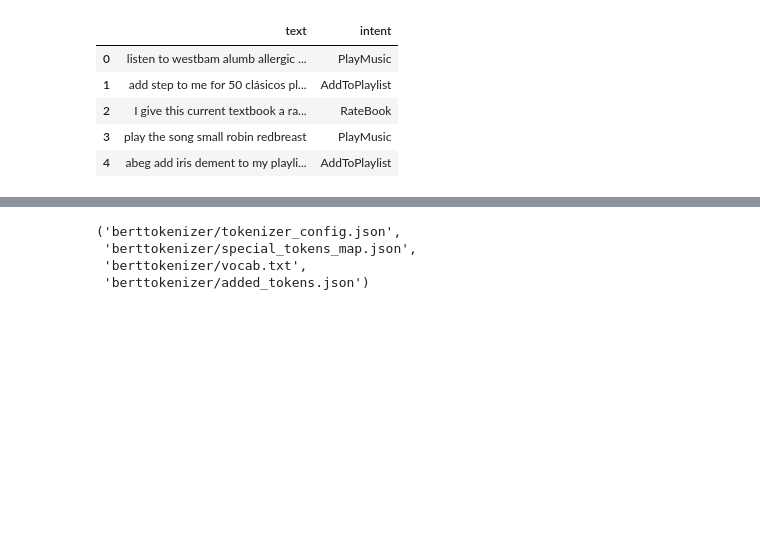
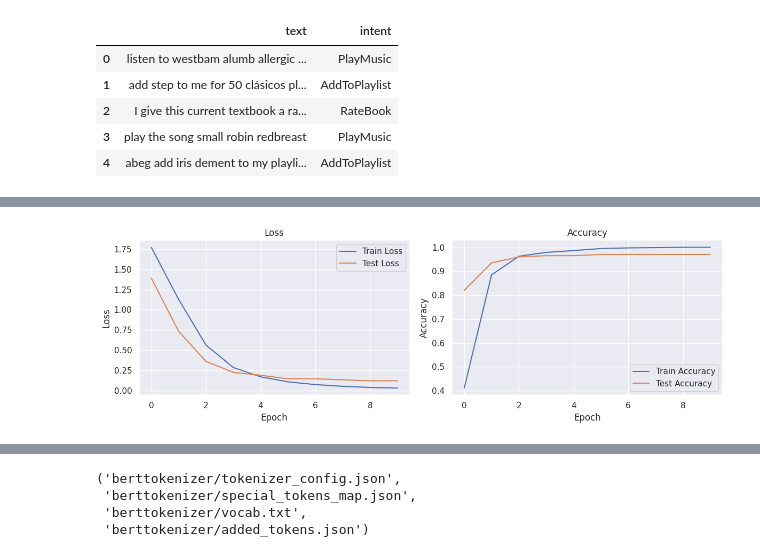
Before and after one commit to Adetayo047/intent_recognition_using_BERT, a Jupyter notebook: Intent_Recognition_with_BERT.ipynb, the cells around one changed output, grey strips where cells are left out. Drawn from its saved outputs; the diff is of its cells as text; code cells hidden in the pictures; blank space fills up the shorter version.

```diff
--- a/Intent_Recognition_with_BERT.ipynb
+++ b/Intent_Recognition_with_BERT.ipynb
@@ -77,12 +137,13 @@ model = TFBertForSequenceClassification.from_pretrained('bert-base-uncased', num
 optimizer = tf.keras.optimizers.Adam(learning_rate=2e-5)
 model.compile(optimizer=optimizer, loss=tf.keras.losses.SparseCategoricalCrossentropy(from_logits=True), metrics=['accuracy'])
 
-# Train the model
-model.fit(train_dataset.shuffle(len(train.text)).batch(32), epochs=3, batch_size=32)
+# # Train the model
+# model.fit(train_dataset.shuffle(len(train.text)).batch(32), epochs=10, batch_size=32)
 
-# Evaluate the model on the test set
-results = model.evaluate(test_dataset.batch(32))
-print("Test accuracy:", results[1])
+
+
+# Training history
+history = model.fit(train_dataset.shuffle(len(train.text)).batch(32), epochs=10, batch_size=32, validation_data=test_dataset.batch(32))
 # %% [output]
 All PyTorch model weights were used when initializing TFBertForSequenceClassification.
 
@@ -98,0 +172,26 @@ Test accuracy: 0.9549999833106995
+# %%
+# Plot loss and accuracy
+plt.figure(figsize=(12, 4))
+
+# Plot loss
+plt.subplot(1, 2, 1)
+plt.plot(history.history['loss'], label='Train Loss')
+plt.plot(history.history['val_loss'], label='Test Loss')
+plt.title('Loss')
+plt.xlabel('Epoch')
+plt.ylabel('Loss')
+plt.legend()
+
+# Plot accuracy
+plt.subplot(1, 2, 2)
+plt.plot(history.history['accuracy'], label='Train Accuracy')
+plt.plot(history.history['val_accuracy'], label='Test Accuracy')
+plt.title('Accuracy')
+plt.xlabel('Epoch')
+plt.ylabel('Accuracy')
+plt.legend()
+
+plt.tight_layout()
+plt.show()
+# %% [output]
+[figure, added]
```
Also changed, not shown: parts of 20 cells of this notebook.
